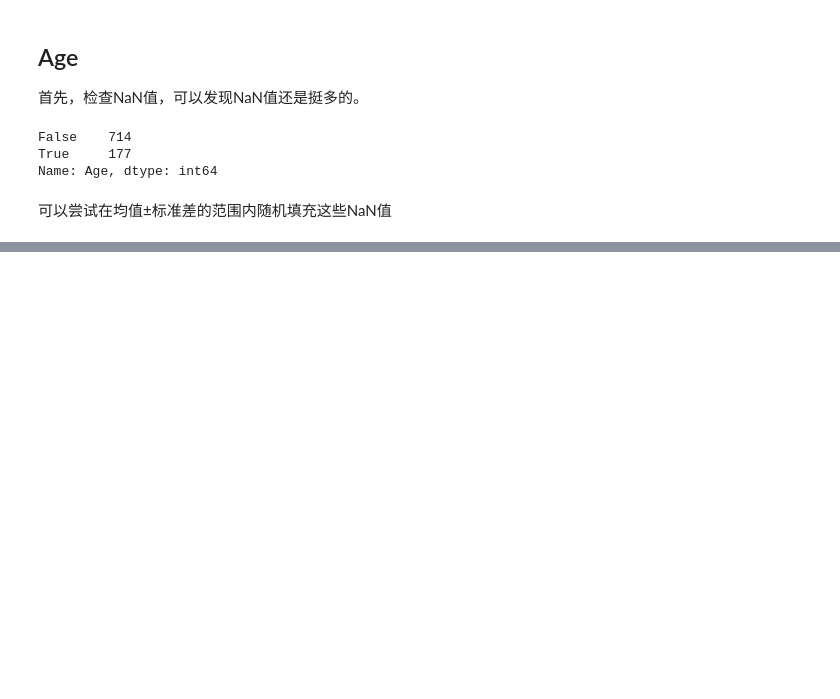
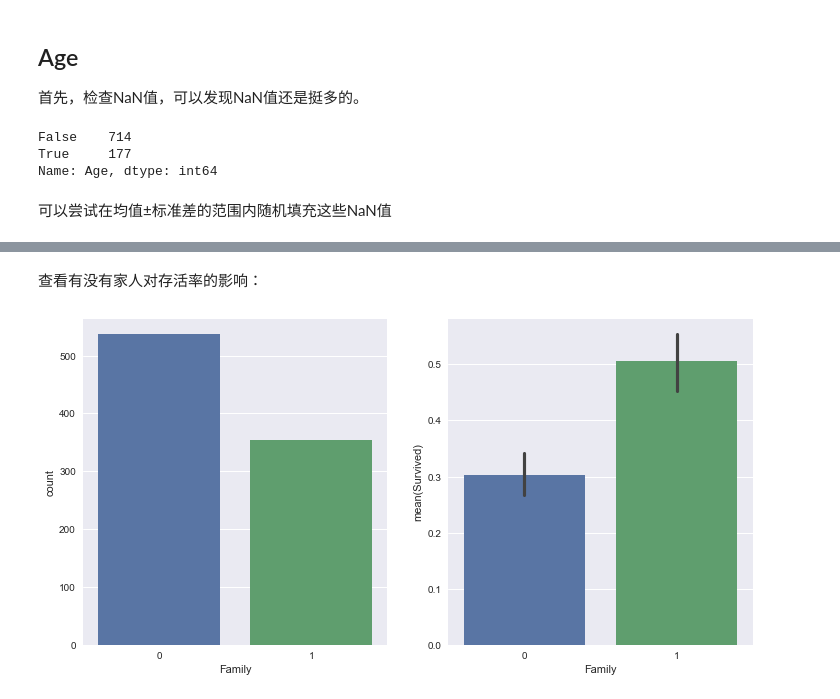
Before and after one commit to coder-ss/ml-learn, a Jupyter notebook: kaggle/Titanic/omarelgabry.ipynb, the cells around one changed output, grey strips where cells are left out. Cells and saved outputs as stored; diff of their text form; code cells hidden in the pictures; blank space fills up the shorter version.

```diff
--- a/kaggle/Titanic/omarelgabry.ipynb
+++ b/kaggle/Titanic/omarelgabry.ipynb
@@ -195,0 +209,4 @@ ax = sns.barplot('Age', 'Survived', data=train_df, ci=None)
+# %%
+print(train_df['Cabin'].isnull().value_counts())
+
+train_df.drop('Cabin', axis=1, inplace=True)
@@ -195,0 +225,7 @@ ax = sns.barplot('Age', 'Survived', data=train_df, ci=None)
+# %%
+train_df['Family'] = train_df['Parch'] + train_df['SibSp']
+train_df.loc[train_df['Family'] > 0, 'Family'] = 1
+
+train_df.drop(['SibSp', 'Parch'], axis=1, inplace=True)
+
+train_df.head()
@@ -195,0 +239,11 @@ ax = sns.barplot('Age', 'Survived', data=train_df, ci=None)
+# %% [markdown]
+查看有没有家人对存活率的影响：
+# %%
+fig, (ax1, ax2) = plt.subplots(nrows=1, ncols=2, figsize=(12, 6))
+
+# 没有家人、有家人 总数
+ax = sns.countplot('Family', data=train_df, ax=ax1)
+# 没有家人、有家人 存活率
+ax = sns.barplot('Family', 'Survived', data=train_df, ax=ax2)
+# %% [output]
+[figure, added]
```
Also changed, not shown: parts of 31 cells of this notebook, 1 other file.
